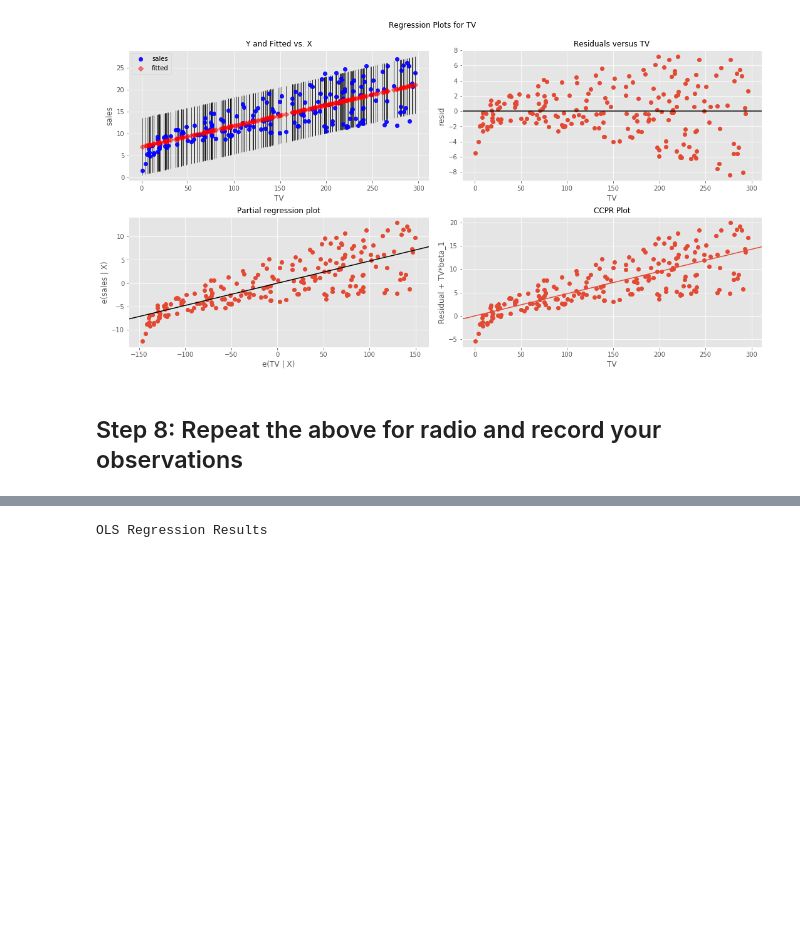
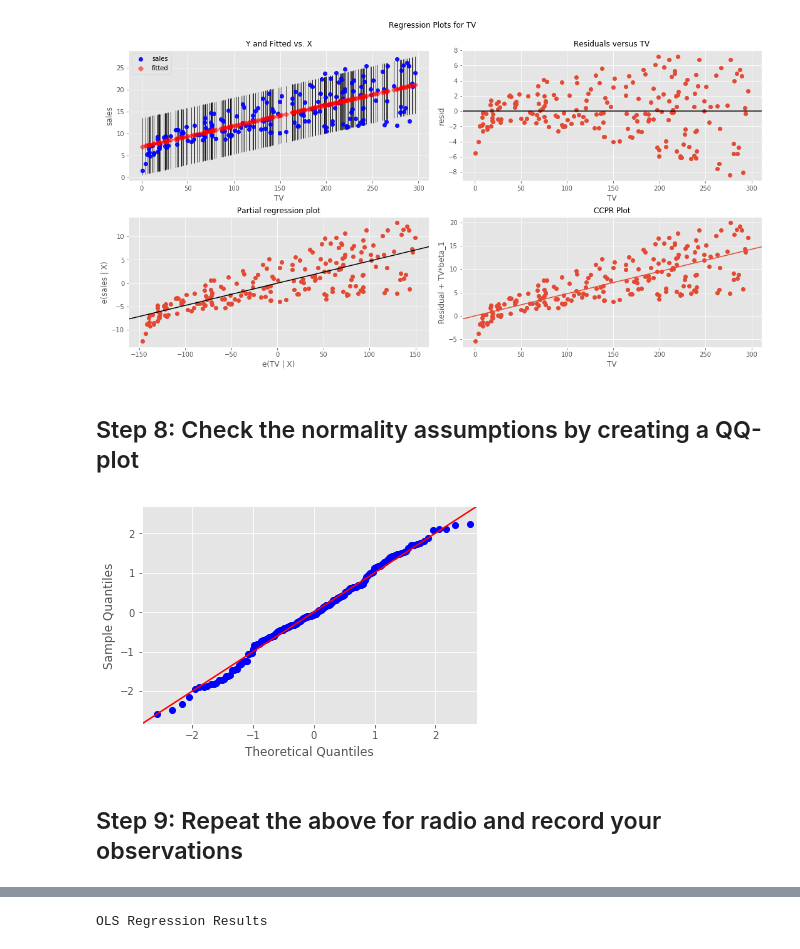
Before and after one commit to learn-co-curriculum/dsc-linear-regression-statsmodels-lab, a Jupyter notebook: index.ipynb, the cells around one changed output, grey strips where cells are left out. Saved outputs shown, nothing was run; the diff lists cells and outputs as text; code cells hidden in the pictures; blank space fills up the shorter version.

```diff
--- a/index.ipynb
+++ b/index.ipynb
@@ -188,0 +189,9 @@ plt.show()
+# %% [markdown]
+## Step 8: Check the normality assumptions by creating a QQ-plot
+# %%
+import scipy.stats as stats
+residuals = model.resid
+fig = sm.graphics.qqplot(residuals, dist=stats.norm, line='45', fit=True)
+fig.show()
+# %% [output]
+[figure, added]
@@ -189,5 +202,5 @@ plt.show()
 # %% [markdown]
-## Step 8: Repeat the above for radio and record your observations
+## Step 9: Repeat the above for radio and record your observations
 # %%
 f = 'sales~radio'
 model = smf.ols(formula=f, data=data).fit()
```
Also changed, not shown: parts of 5 cells of this notebook, 5 other files.
